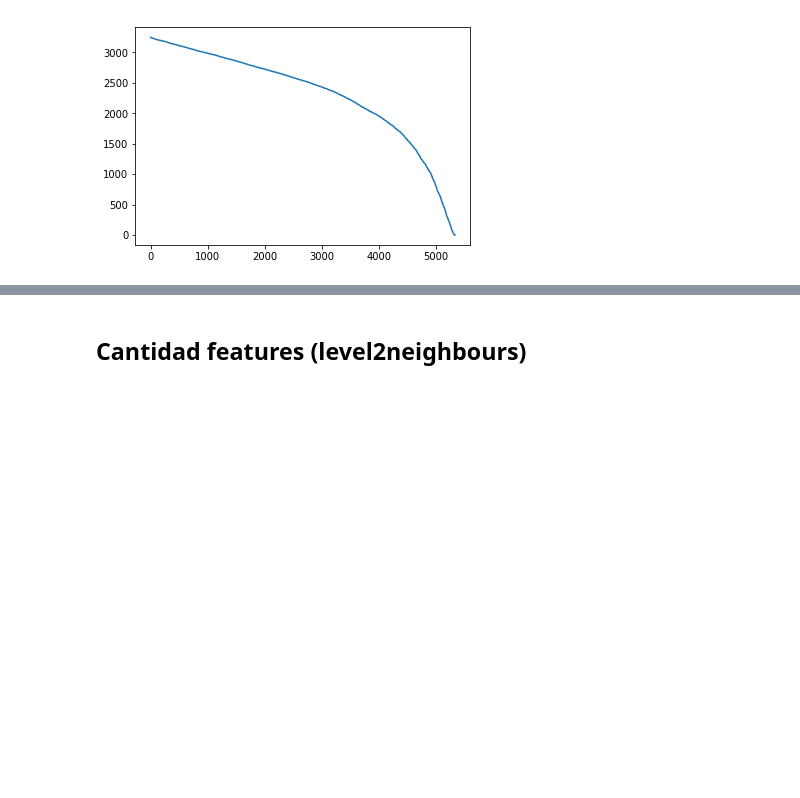
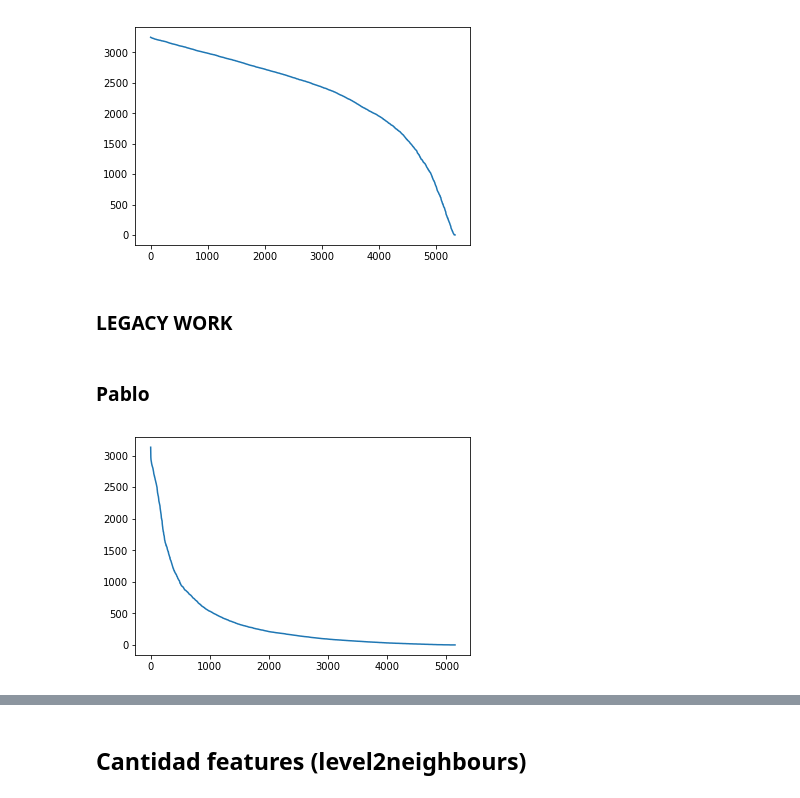
Before and after one commit to emeriles/sna-famaf, a Jupyter notebook: notebook/Exploratory_corrected_Full2.ipynb, the cells around one changed output, grey strips where cells are left out. Drawn from its saved outputs; the diff is of its cells as text; code cells hidden in the pictures; blank space fills up the shorter version.

Commit message:
Added better eda notebook on legacy work

```diff
--- a/notebook/Exploratory_corrected_Full2.ipynb
+++ b/notebook/Exploratory_corrected_Full2.ipynb
@@ -688,3 +688,44 @@ plt.plot(x_s, y_s)
 # %% [output]
 [<matplotlib.lines.Line2D at 0x...>]
 [figure]
+# %% [markdown]
+### LEGACY WORK
+# %%
+import sqlite3
+
+def _dict_factory(cursor, row):
+    d = {}
+    for idx, col in enumerate(cursor.description):
+        d[col[0]] = row[idx]
+    return d
+
+def execute(query, db_path):
+    conn = sqlite3.connect(db_path)
+    conn.row_factory = _dict_factory
+    c = conn.cursor()
+
+    c.execute(query)
+    result = c.fetchall()
+    conn.commit()
+
+    if len(result) == 0:
+        return None
+
+    return result
+
+def plot_users_timelines(db_path):
+    q = """SELECT COUNT(*) as counts
+    FROM users_timeline
+    GROUP BY fk_user order by counts DESC"""
+    res = execute(q, db_path)
+    values = [v['counts'] for v in res]
+    x_s = range(len(values))
+    y_s = values
+    plt.plot(x_s, y_s)
+# %% [markdown]
+### Pablo
+# %%
+db_path = '../data/processed/twitter_sample.db'
+plot_users_timelines(db_path)
+# %% [output]
+[figure, added]
```
Also changed, not shown: parts of 10 cells of this notebook.
